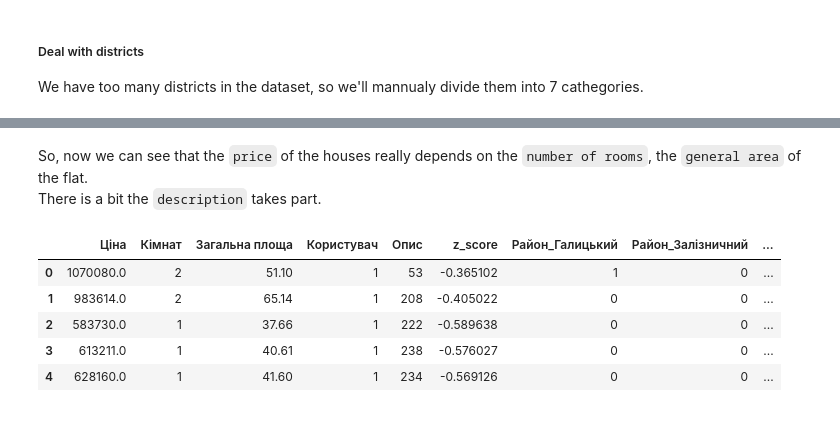
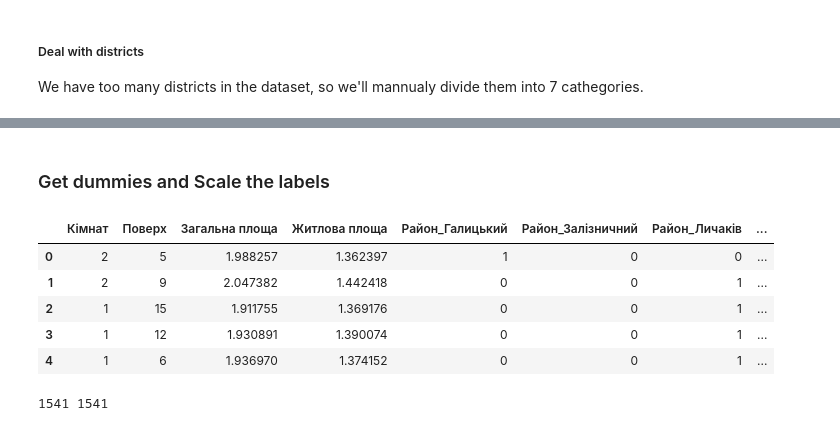
Before and after one commit to SOFIAshyn/ai_hw2, a Jupyter notebook: Linear Model Real Estate.ipynb, the cells around one changed output, grey strips where cells are left out. Saved outputs shown, nothing was run; the diff lists cells and outputs as text; code cells hidden in the pictures.

```diff
--- a/Linear Model Real Estate.ipynb
+++ b/Linear Model Real Estate.ipynb
@@ -178,25 +379,0 @@ d_area
-# %%
-# drop monotonous data
-df_real_estate = df_real_estate.drop(['Вулиця', 'Дата'], axis=1)
-
-# convert to float
-df_real_estate['Загальна площа'] = df_real_estate['Загальна площа'].\
-map(lambda area: float(area.replace(',', '.')) if isinstance(area, str) else area)
-
-df_real_estate['Житлова площа'] = df_real_estate['Житлова площа'].\
-map(lambda area: float(area.replace(',', '.')) if isinstance(area, str) else area)
-
-df_real_estate['Кухня'] = df_real_estate['Кухня'].\
-map(lambda area: float(area.replace(',', '.')) if isinstance(area, str) else area)
-
-kitchen, living_area = [], []
-for i, area in enumerate(df_real_estate[['Загальна площа', 'Житлова площа', 'Кухня']].itertuples(index=False)):
-    living_area.append(round((float(area[1]) * 100) / float(area[0]), 0))
-    kitchen.append(round((area[2] * 100) / area[0], 0))
-df_real_estate['Кухня'] = kitchen
-df_real_estate['Житлова площа'] = living_area
-
-# fill nan's
-for col in ['Загальна площа', 'Житлова площа', 'Кухня']:
-    df_real_estate[col] = df_real_estate[col].fillna(np.mean(df_real_estate[col]))
-df_real_estate
@@ -216,0 +396,3 @@ df_real_estate
+# %%
+df['Район'] = df_real_estate['Район']
+df_labels['Район'] = df_real_estate['Район'].copy()
@@ -253 +419,3 @@ df_real_estate = df_real_estate.drop(['Стіни', 'Агенція', 'Пове
+# %%
+df.drop(['Кухня', 'Дата'], axis=1, inplace=True)
 # %%
@@ -311,14 +451,13 @@ plt.show()
-# %% [markdown]
-So, now we can see that the `price` of the houses really depends on the `number of rooms`, the `general area` of the flat.\
-There is a bit the `description` takes part.
+# %% [markdown]
+### Get dummies and Scale the labels
 # %%
-df_real_estate = pd.get_dummies(df_real_estate)
+df = pd.get_dummies(df)
 # %%
-df_real_estate.head()
+df.head()
 # %% [output]
-|  | Ціна | Кімнат | Загальна площа | Користувач | Опис | z_score | Район_Галицький | Район_Залізничний | ... |
-| 0 | 1070080.0 | 2 | 51.10 | 1 | 53 | -0.365102 | 1 | 0 | ... |
-| 1 | 983614.0 | 2 | 65.14 | 1 | 208 | -0.405022 | 0 | 0 | ... |
-| 2 | 583730.0 | 1 | 37.66 | 1 | 222 | -0.589638 | 0 | 0 | ... |
-| 3 | 613211.0 | 1 | 40.61 | 1 | 238 | -0.576027 | 0 | 0 | ... |
-| 4 | 628160.0 | 1 | 41.60 | 1 | 234 | -0.569126 | 0 | 0 | ... |
+|  | Кімнат | Поверх | Загальна площа | Житлова площа | Район_Галицький | Район_Залізничний | Район_Личаків | ... |
+| 0 | 2 | 5 | 1.988257 | 1.362397 | 1 | 0 | 0 | ... |
+| 1 | 2 | 9 | 2.047382 | 1.442418 | 0 | 0 | 1 | ... |
+| 2 | 1 | 15 | 1.911755 | 1.369176 | 0 | 0 | 1 | ... |
+| 3 | 1 | 12 | 1.930891 | 1.390074 | 0 | 0 | 1 | ... |
+| 4 | 1 | 6 | 1.936970 | 1.374152 | 0 | 0 | 1 | ... |
@@ -330 +467,5 @@ y = df_real_estate['Ціна'].values.reshape(-1,1)
+# %%
+print(len(df), len(df_labels))
+# %% [output]
+1541 1541
 # %%
```
Also changed, not shown: parts of 67 cells of this notebook.
